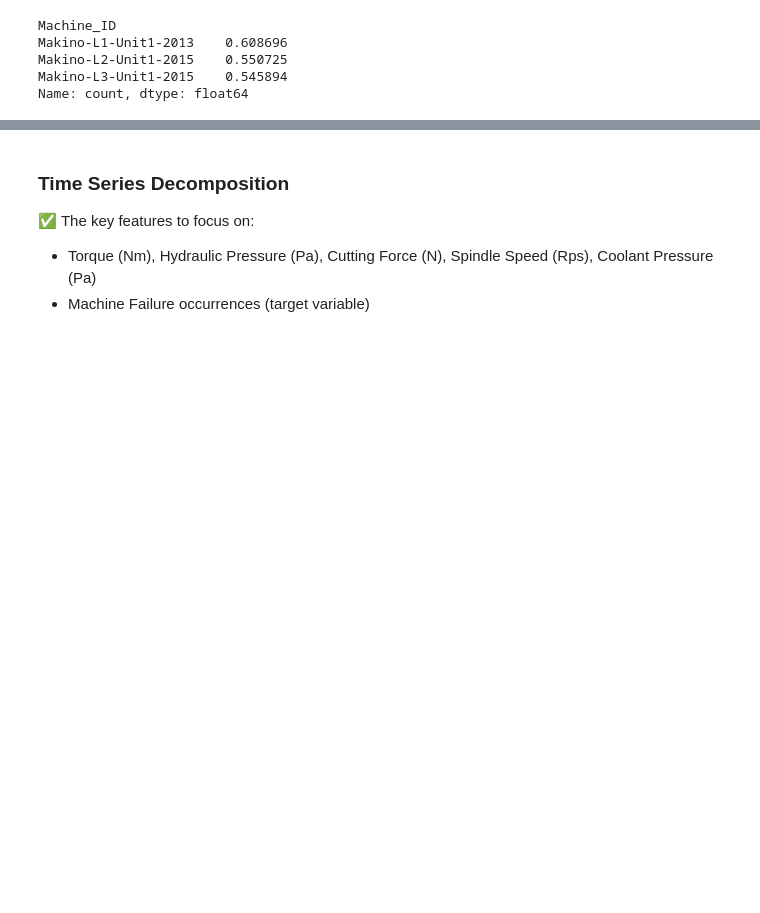
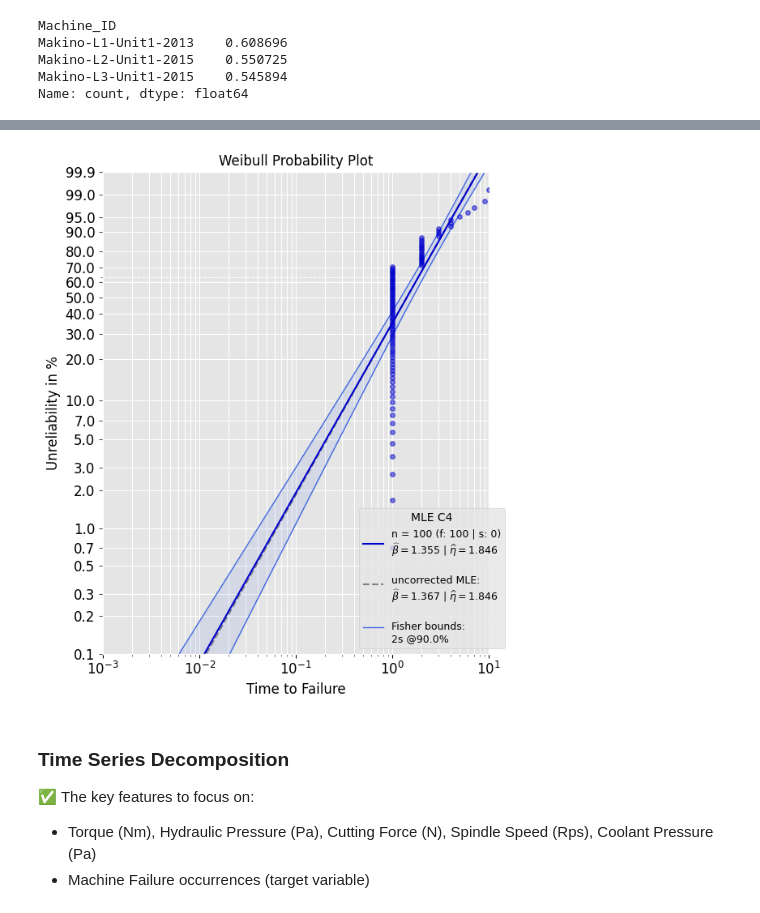
Before and after one commit to SirTee12/Machine-Downtime-Prediction, a Jupyter notebook: notebook/EEDA_Machine_Downtime.ipynb, the cells around one changed output, grey strips where cells are left out. Drawn from its saved outputs; the diff is of its cells as text; code cells hidden in the pictures; blank space fills up the shorter version.

Commit message:
Plot the weibull analysis plot of the machine

```diff
--- a/notebook/EEDA_Machine_Downtime.ipynb
+++ b/notebook/EEDA_Machine_Downtime.ipynb
@@ -357,3 +380,12 @@ AttributeError: module 'statsmodels.stats' has no attribute 'exponweib'
+# %%
+
+machine_failure = machine_failure[machine_failure['Time_Diff'] > 0 ]
+
+prototype_a = Analysis(df=machine_failure['Time_Diff'][:100], bounds='fb', show=True, bcm='c4')
+prototype_a.beta_init = 1.5  # Set an initial guess
+prototype_a.mle()
+# %% [output]
+[figure, added]
 # %% [markdown]
 ### Time Series Decomposition
 
```
Also changed, not shown: parts of 4 cells of this notebook.
